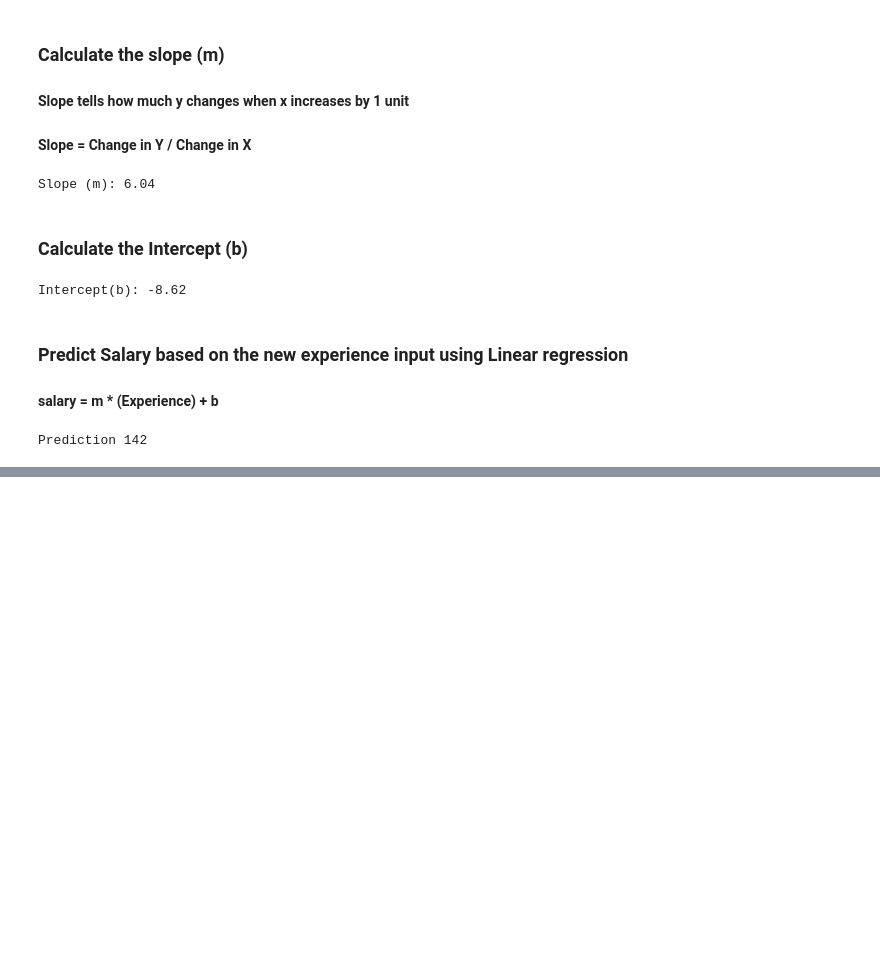
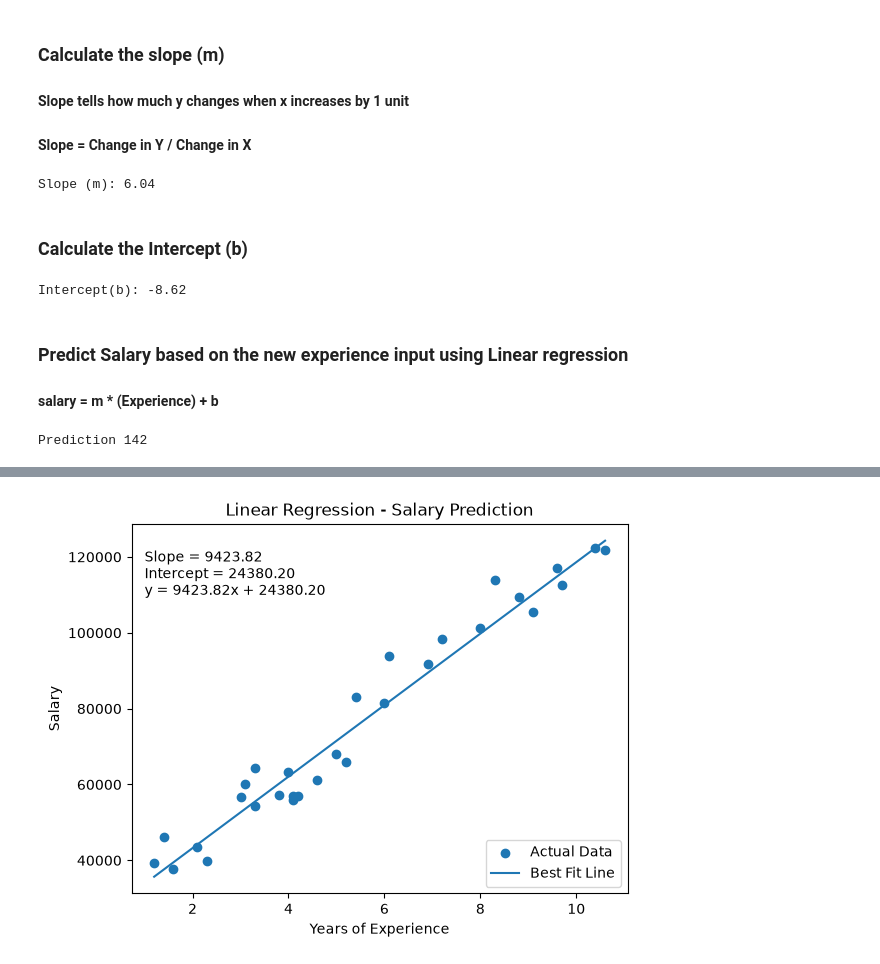
Before and after one commit to padmavathy-mca/ML_essentials, a Jupyter notebook: Linear_Regression.ipynb, the cells around one changed output, grey strips where cells are left out. Saved outputs shown, nothing was run; the diff lists cells and outputs as text; code cells hidden in the pictures; blank space fills up the shorter version.

Commit message:
Understanding Linear Regression model using sklearn library with dataset from kaggle

```diff
--- a/Linear_Regression.ipynb
+++ b/Linear_Regression.ipynb
@@ -122,0 +81,77 @@ plt.show()
+# %%
+#Import machine learning libraries from scikitlearn
+from sklearn.model_selection import train_test_split
+from sklearn.linear_model import LinearRegression
+from sklearn.metrics import mean_squared_error, r2_score
+
+# 1. Load dataset
+df = pd.read_csv("Salary_dataset.csv")
+df = df.drop('Unnamed: 0', axis=1)
+
+# 2. Inspect dataset
+print(df.head())
+print(df.info())
+
+# 3. Select X and Y
+X = df[['YearsExperience']]
+Y = df['Salary']
+
+# 4. Split data
+X_train, X_test, Y_train, Y_test = train_test_split(
+    X,
+    Y,
+    test_size=0.2,
+    random_state=42
+)
+
+# 5. Create model
+model = LinearRegression()
+
+# 6. Train model
+model.fit(X_train, Y_train)
+
+# 7. Get slope and intercept
+m = model.coef_[0]
+b = model.intercept_
+
+print("Slope:", m)
+print("Intercept:", b)
+
+# 8. Prediction
+Y_pred = model.predict(X_test)
+print('Prediction: ',Y_pred)
+
+# 9. Evaluation
+r2 = r2_score(Y_test, Y_pred)
+mse = mean_squared_error(Y_test, Y_pred)
+
+print("R² Score:", r2)
+print("Mean Squared Error:", mse)
+
+# 10. Visualization
+plt.scatter(X, Y, label='Actual Data')
+
+plt.plot(
+    X,
+    model.predict(X),
+    label='Best Fit Line'
+)
+
+# 11. Display equation
+equation = f"y = {m:.2f}x + {b:.2f}"
+
+plt.text(
+    1,
+    110000,
+    f"Slope = {m:.2f}\n"
+    f"Intercept = {b:.2f}\n"
+    f"{equation}"
+)
+
+plt.xlabel("Years of Experience")
+plt.ylabel("Salary")
+plt.title("Linear Regression - Salary Prediction")
+
+plt.legend()
+plt.show()
+# %% [output]
@@ -122,0 +175 @@ plt.show()
+[figure, added]
```
Also changed, not shown: parts of 3 cells of this notebook, 1 other file.
